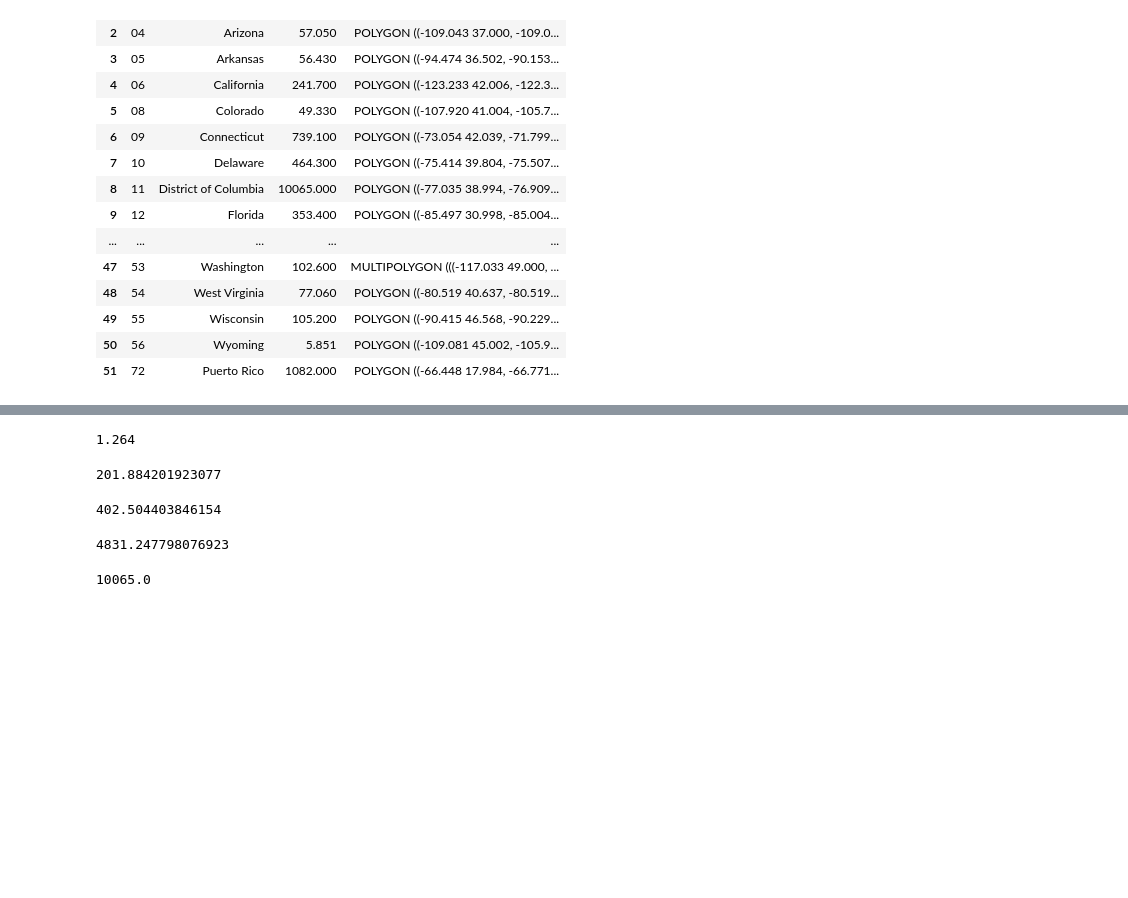
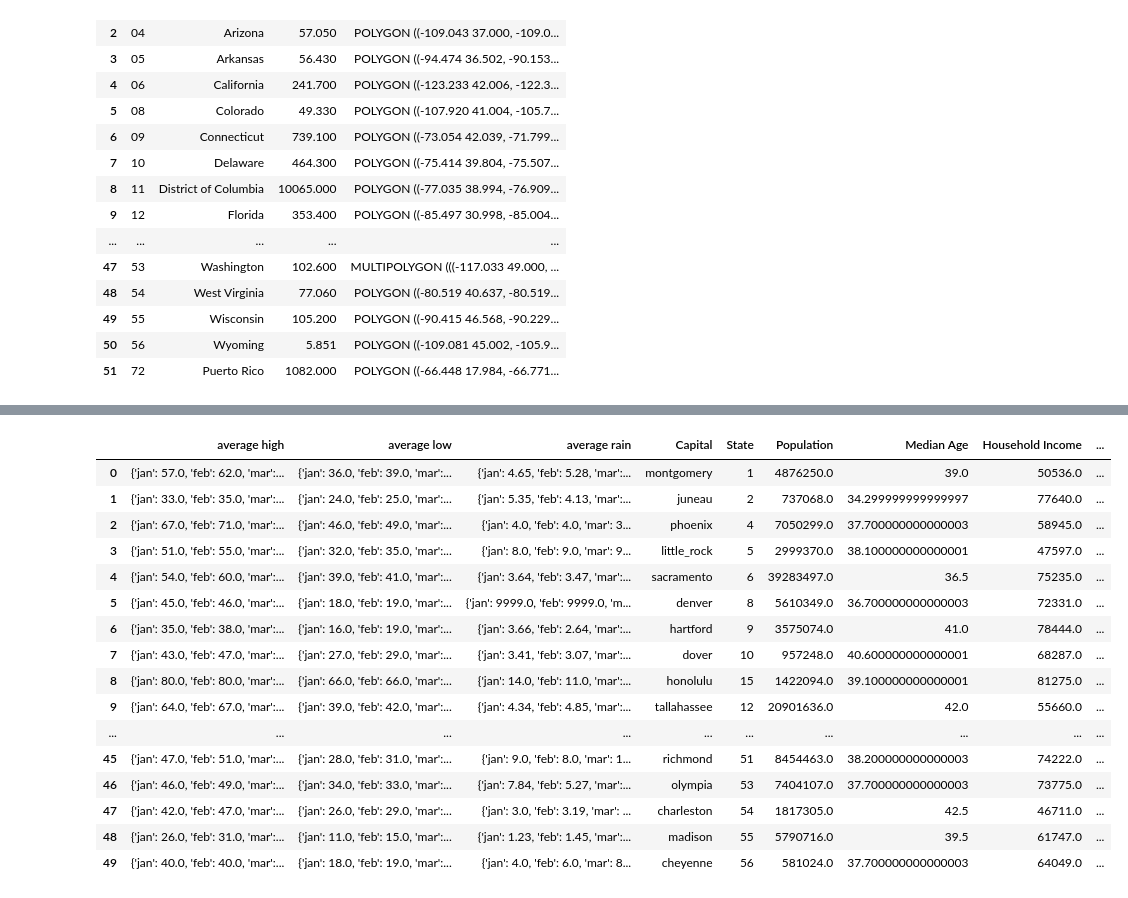
Before and after one commit to jforbis/project3-weathermap, a Jupyter notebook: scrape_files/forbis test/geoJson.ipynb, the cells around one changed output, grey strips where cells are left out. Drawn from its saved outputs; the diff is of its cells as text; code cells hidden in the pictures; blank space fills up the shorter version.

```diff
--- a/scrape_files/forbis test/geoJson.ipynb
+++ b/scrape_files/forbis test/geoJson.ipynb
@@ -118,30 +139,41 @@ geojson_data
 # %%
-# min
-a = geojson_data["density"].min()
-a
+# # min
+# a = geojson_data["density"].min()
+# a
-# %% [output]
-1.264
 # %%
-# low-mid
-b = (c+a)/2
-b
+# # low-mid
+# b = (c+a)/2
+# b
-# %% [output]
-201.884201923077
 # %%
-# mean
-c = geojson_data["density"].mean()
-c
+# # mean
+# c = geojson_data["density"].mean()
+# c
-# %% [output]
-402.504403846154
 # %%
-# high-mid
-d = (e-c)/2
-d
+# # high-mid
+# d = (e-c)/2
+# d
-# %% [output]
-4831.247798076923
 # %%
-# max
-e = geojson_data["density"].max()
-e
+# # max
+# e = geojson_data["density"].max()
+# e
-# %% [output]
-10065.0
+# %%
+master_data = gpd.read_file('../../resources/chloropleth_files/static/data/masterdata.geojson')
+master_data
+# %% [output]
+|  | average high | average low | average rain | Capital | State | Population | Median Age | Household Income | ... |
+| 0 | {'jan': 57.0, 'feb': 62.0, 'mar':... | {'jan': 36.0, 'feb': 39.0, 'mar':... | {'jan': 4.65, 'feb': 5.28, 'mar':... | montgomery | 1 | 4876250.0 | 39.0 | 50536.0 | ... |
+| 1 | {'jan': 33.0, 'feb': 35.0, 'mar':... | {'jan': 24.0, 'feb': 25.0, 'mar':... | {'jan': 5.35, 'feb': 4.13, 'mar':... | juneau | 2 | 737068.0 | 34.299999999999997 | 77640.0 | ... |
+| 2 | {'jan': 67.0, 'feb': 71.0, 'mar':... | {'jan': 46.0, 'feb': 49.0, 'mar':... | {'jan': 4.0, 'feb': 4.0, 'mar': 3... | phoenix | 4 | 7050299.0 | 37.700000000000003 | 58945.0 | ... |
+| 3 | {'jan': 51.0, 'feb': 55.0, 'mar':... | {'jan': 32.0, 'feb': 35.0, 'mar':... | {'jan': 8.0, 'feb': 9.0, 'mar': 9... | little_rock | 5 | 2999370.0 | 38.100000000000001 | 47597.0 | ... |
+| 4 | {'jan': 54.0, 'feb': 60.0, 'mar':... | {'jan': 39.0, 'feb': 41.0, 'mar':... | {'jan': 3.64, 'feb': 3.47, 'mar':... | sacramento | 6 | 39283497.0 | 36.5 | 75235.0 | ... |
+| 5 | {'jan': 45.0, 'feb': 46.0, 'mar':... | {'jan': 18.0, 'feb': 19.0, 'mar':... | {'jan': 9999.0, 'feb': 9999.0, 'm... | denver | 8 | 5610349.0 | 36.700000000000003 | 72331.0 | ... |
+| 6 | {'jan': 35.0, 'feb': 38.0, 'mar':... | {'jan': 16.0, 'feb': 19.0, 'mar':... | {'jan': 3.66, 'feb': 2.64, 'mar':... | hartford | 9 | 3575074.0 | 41.0 | 78444.0 | ... |
+| 7 | {'jan': 43.0, 'feb': 47.0, 'mar':... | {'jan': 27.0, 'feb': 29.0, 'mar':... | {'jan': 3.41, 'feb': 3.07, 'mar':... | dover | 10 | 957248.0 | 40.600000000000001 | 68287.0 | ... |
+| 8 | {'jan': 80.0, 'feb': 80.0, 'mar':... | {'jan': 66.0, 'feb': 66.0, 'mar':... | {'jan': 14.0, 'feb': 11.0, 'mar':... | honolulu | 15 | 1422094.0 | 39.100000000000001 | 81275.0 | ... |
+| 9 | {'jan': 64.0, 'feb': 67.0, 'mar':... | {'jan': 39.0, 'feb': 42.0, 'mar':... | {'jan': 4.34, 'feb': 4.85, 'mar':... | tallahassee | 12 | 20901636.0 | 42.0 | 55660.0 | ... |
+| ... | ... | ... | ... | ... | ... | ... | ... | ... | ... |
+| 45 | {'jan': 47.0, 'feb': 51.0, 'mar':... | {'jan': 28.0, 'feb': 31.0, 'mar':... | {'jan': 9.0, 'feb': 8.0, 'mar': 1... | richmond | 51 | 8454463.0 | 38.200000000000003 | 74222.0 | ... |
+| 46 | {'jan': 46.0, 'feb': 49.0, 'mar':... | {'jan': 34.0, 'feb': 33.0, 'mar':... | {'jan': 7.84, 'feb': 5.27, 'mar':... | olympia | 53 | 7404107.0 | 37.700000000000003 | 73775.0 | ... |
+| 47 | {'jan': 42.0, 'feb': 47.0, 'mar':... | {'jan': 26.0, 'feb': 29.0, 'mar':... | {'jan': 3.0, 'feb': 3.19, 'mar': ... | charleston | 54 | 1817305.0 | 42.5 | 46711.0 | ... |
+| 48 | {'jan': 26.0, 'feb': 31.0, 'mar':... | {'jan': 11.0, 'feb': 15.0, 'mar':... | {'jan': 1.23, 'feb': 1.45, 'mar':... | madison | 55 | 5790716.0 | 39.5 | 61747.0 | ... |
+| 49 | {'jan': 40.0, 'feb': 40.0, 'mar':... | {'jan': 18.0, 'feb': 19.0, 'mar':... | {'jan': 4.0, 'feb': 6.0, 'mar': 8... | cheyenne | 56 | 581024.0 | 37.700000000000003 | 64049.0 | ... |
```
Also changed, not shown: parts of 18 cells of this notebook, 3 other files.
